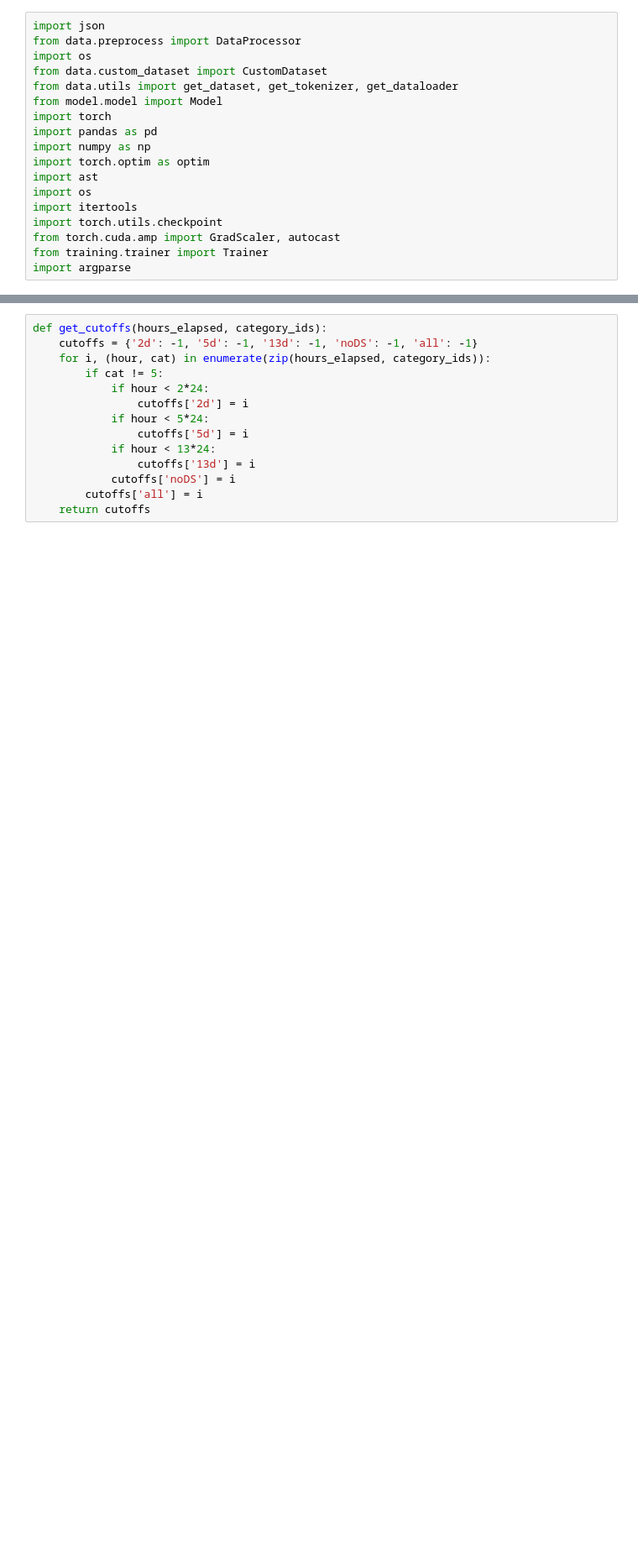
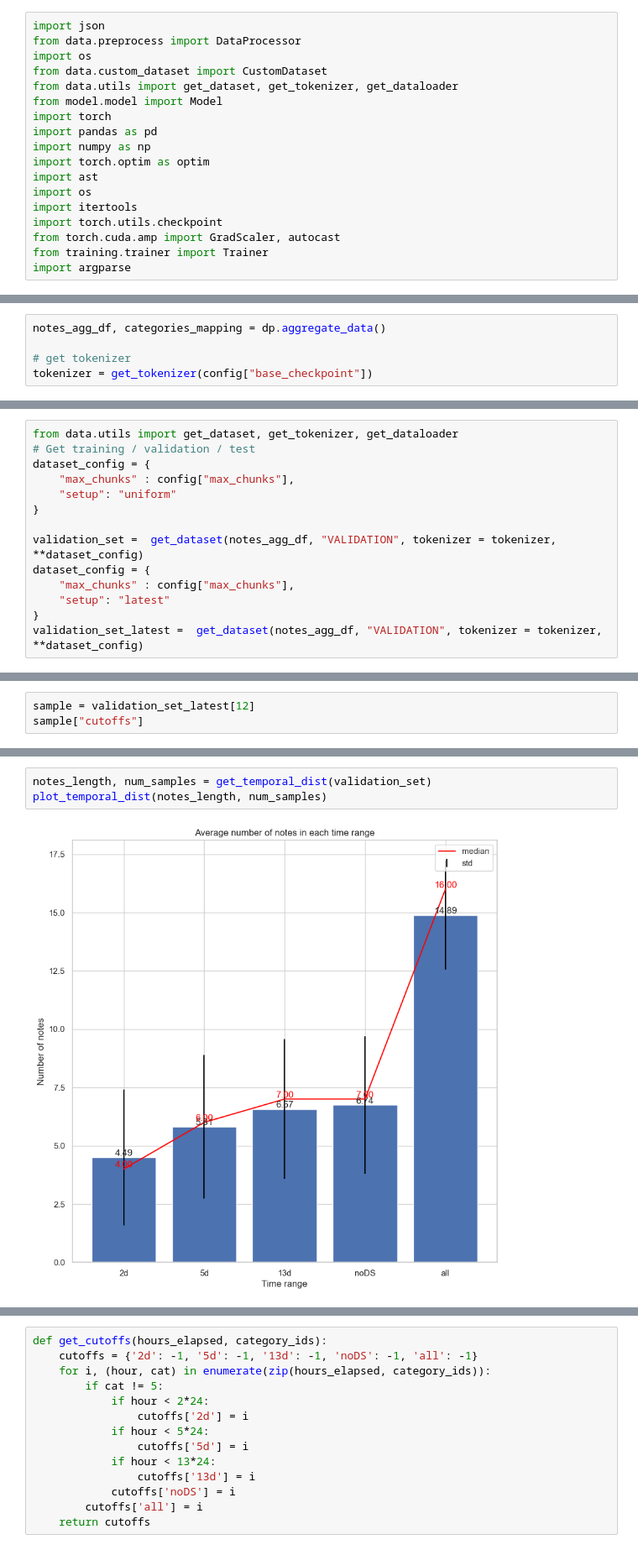
Before and after one commit to mireiahernandez/icd-continuous-prediction, a Jupyter notebook: temporal_data_analysis.ipynb, the cells around one changed output, grey strips where cells are left out. Shown: that part at 84% size. Drawn from its saved outputs; the diff is of its cells as text; blank space fills up the shorter version.

```diff
--- a/temporal_data_analysis.ipynb
+++ b/temporal_data_analysis.ipynb
@@ -118,0 +361,5 @@ Special tokens have been added in the vocabulary, make sure the associated word
+# %%
+notes_agg_df, categories_mapping = dp.aggregate_data()
+
+# get tokenizer
+tokenizer = get_tokenizer(config["base_checkpoint"])
@@ -118,0 +370,14 @@ Special tokens have been added in the vocabulary, make sure the associated word
+# %%
+from data.utils import get_dataset, get_tokenizer, get_dataloader
+# Get training / validation / test
+dataset_config = {
+    "max_chunks" : config["max_chunks"],
+    "setup": "uniform"
+}
+
+validation_set =  get_dataset(notes_agg_df, "VALIDATION", tokenizer = tokenizer, **dataset_config)
+dataset_config = {
+    "max_chunks" : config["max_chunks"],
+    "setup": "latest"
+}
+validation_set_latest =  get_dataset(notes_agg_df, "VALIDATION", tokenizer = tokenizer, **dataset_config)
@@ -118,0 +391,3 @@ Special tokens have been added in the vocabulary, make sure the associated word
+# %%
+sample = validation_set_latest[12]
+sample["cutoffs"]
@@ -118,0 +462,5 @@ Special tokens have been added in the vocabulary, make sure the associated word
+# %%
+notes_length, num_samples = get_temporal_dist(validation_set)
+plot_temporal_dist(notes_length, num_samples)
+# %% [output]
+[figure, added]
```
Also changed, not shown: parts of 32 cells of this notebook.
